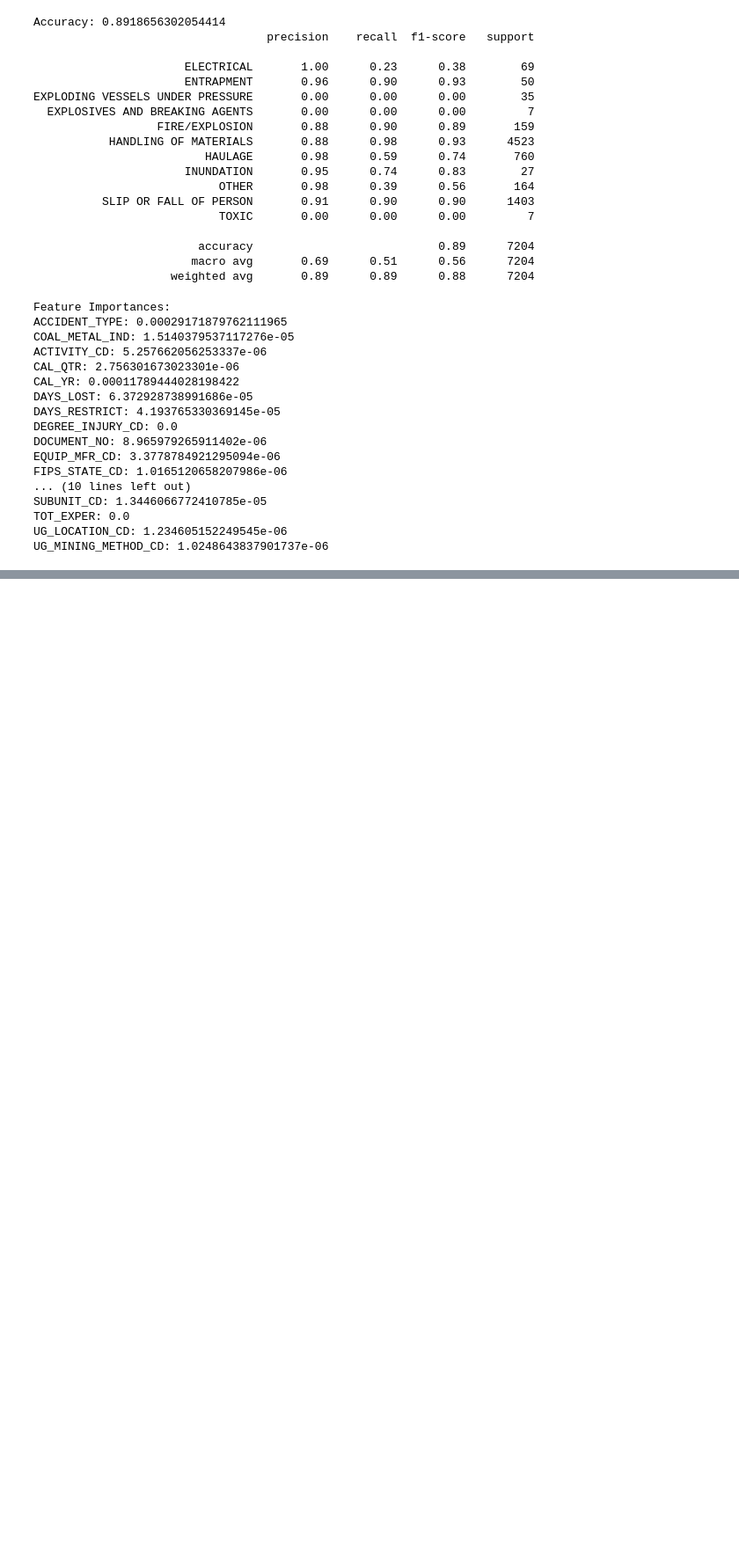
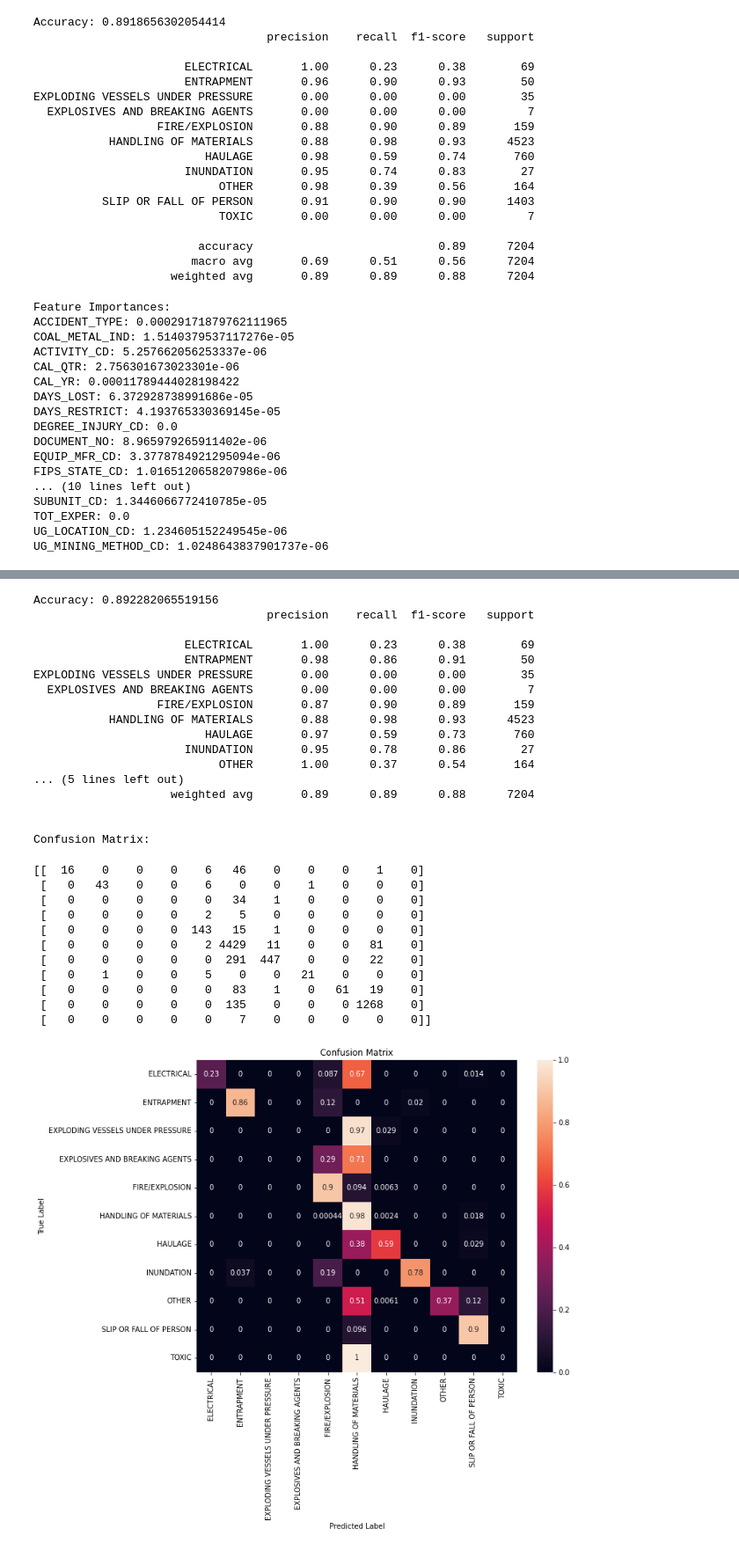
Before and after one commit to SrijanWMXJ/Trilytic, a Jupyter notebook: random_forest.ipynb, the cells around one changed output, grey strips where cells are left out. Shown: that part at 88% size. Saved outputs shown, nothing was run; the diff lists cells and outputs as text; code cells hidden in the pictures; blank space fills up the shorter version.

```diff
--- a/random_forest.ipynb
+++ b/random_forest.ipynb
@@ -325,0 +391,5 @@ UG_MINING_METHOD_CD: 1.0248643837901737e-06
+# %%
+#categorical_columns = df.drop(["processed_narrative","tokens","CLASSIFICATION","NARRATIVE"],axis =1).select_dtypes(include='object').columns
+#"IMMED_NOTIFY","IMMED_NOTIFY_CD","EQUIP_MFR_NAME","MINING_EQUIP","UG_MINING_METHOD","UG_MINING_METHOD","UG_LOCATION"
+categorical_columns = df.drop(["EQUIP_MFR_CD","UG_MINING_METHOD_CD","UG_LOCATION_CD","processed_narrative","tokens","CLASSIFICATION","NARRATIVE","TOT_EXPER","DAYS_RESTRICT","MINE_EXPER","DAYS_LOST"],axis=1).columns
+numerical_columns = ["TOT_EXPER","DAYS_RESTRICT","MINE_EXPER","DAYS_LOST"]
@@ -325,0 +446,52 @@ UG_MINING_METHOD_CD: 1.0248643837901737e-06
+# %%
+# Evaluate the model
+from sklearn.metrics import accuracy_score, classification_report
+accuracy = accuracy_score(y_test, y_pred)
+
+print("Accuracy:", accuracy)
+print(classification_report(y_test, y_pred))
+
+# Print confusion matrix
+print("\nConfusion Matrix:")
+conf_matrix = confusion_matrix(y_test, y_pred)
+print(conf_matrix)
+row_sums = conf_matrix.sum(axis=1, keepdims=True)
+norm_conf_matrix = conf_matrix / row_sums
+
+# Display colored confusion matrix
+plt.figure(figsize=(10, 8))
+sns.heatmap(norm_conf_matrix, annot=True, xticklabels=rf_model.classes_, yticklabels=rf_model.classes_)
+plt.xlabel("Predicted Label")
+plt.ylabel("True Label")
+plt.title("Confusion Matrix")
+plt.show()
+# %% [output]
+Accuracy: 0.892282065519156
+                                  precision    recall  f1-score   support
+
+                      ELECTRICAL       1.00      0.23      0.38        69
+                      ENTRAPMENT       0.98      0.86      0.91        50
+EXPLODING VESSELS UNDER PRESSURE       0.00      0.00      0.00        35
+  EXPLOSIVES AND BREAKING AGENTS       0.00      0.00      0.00         7
+                  FIRE/EXPLOSION       0.87      0.90      0.89       159
+           HANDLING OF MATERIALS       0.88      0.98      0.93      4523
+                         HAULAGE       0.97      0.59      0.73       760
+                      INUNDATION       0.95      0.78      0.86        27
+                           OTHER       1.00      0.37      0.54       164
+... (5 lines left out)
+                    weighted avg       0.89      0.89      0.88      7204
+
+
+Confusion Matrix:
+[[  16    0    0    0    6   46    0    0    0    1    0]
+ [   0   43    0    0    6    0    0    1    0    0    0]
+ [   0    0    0    0    0   34    1    0    0    0    0]
+ [   0    0    0    0    2    5    0    0    0    0    0]
+ [   0    0    0    0  143   15    1    0    0    0    0]
+ [   0    0    0    0    2 4429   11    0    0   81    0]
+ [   0    0    0    0    0  291  447    0    0   22    0]
+ [   0    1    0    0    5    0    0   21    0    0    0]
+ [   0    0    0    0    0   83    1    0   61   19    0]
+ [   0    0    0    0    0  135    0    0    0 1268    0]
+ [   0    0    0    0    0    7    0    0    0    0    0]]
+[figure, added]
```
Also changed, not shown: parts of 8 cells of this notebook, 1 other file.
